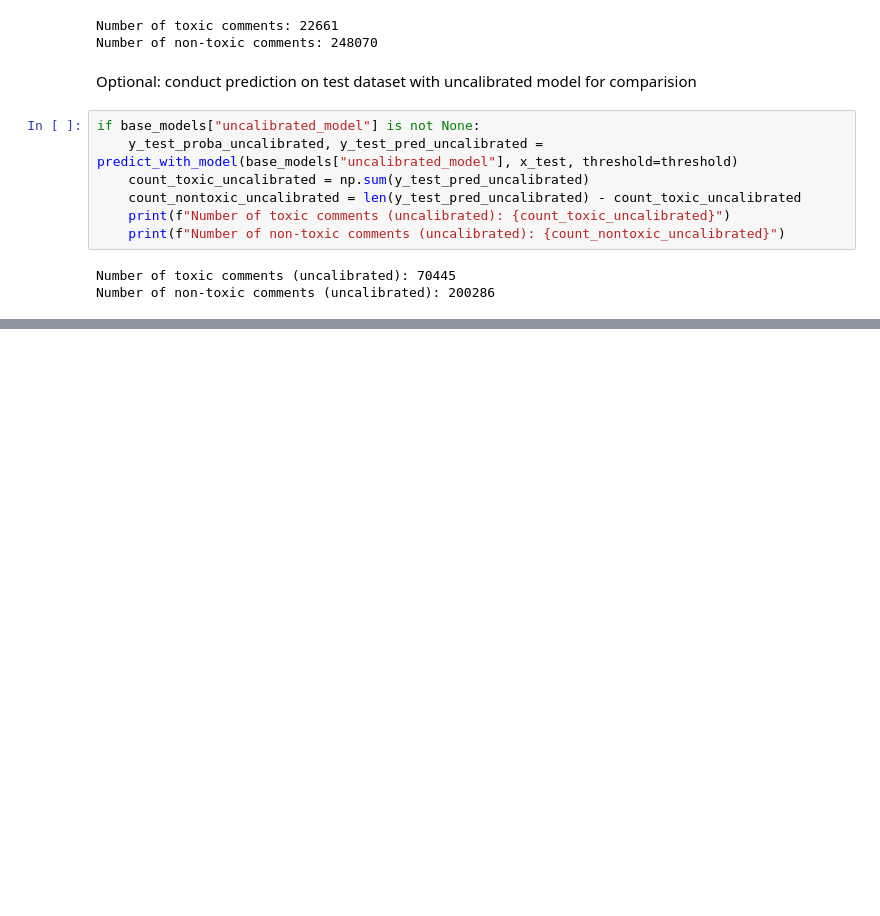
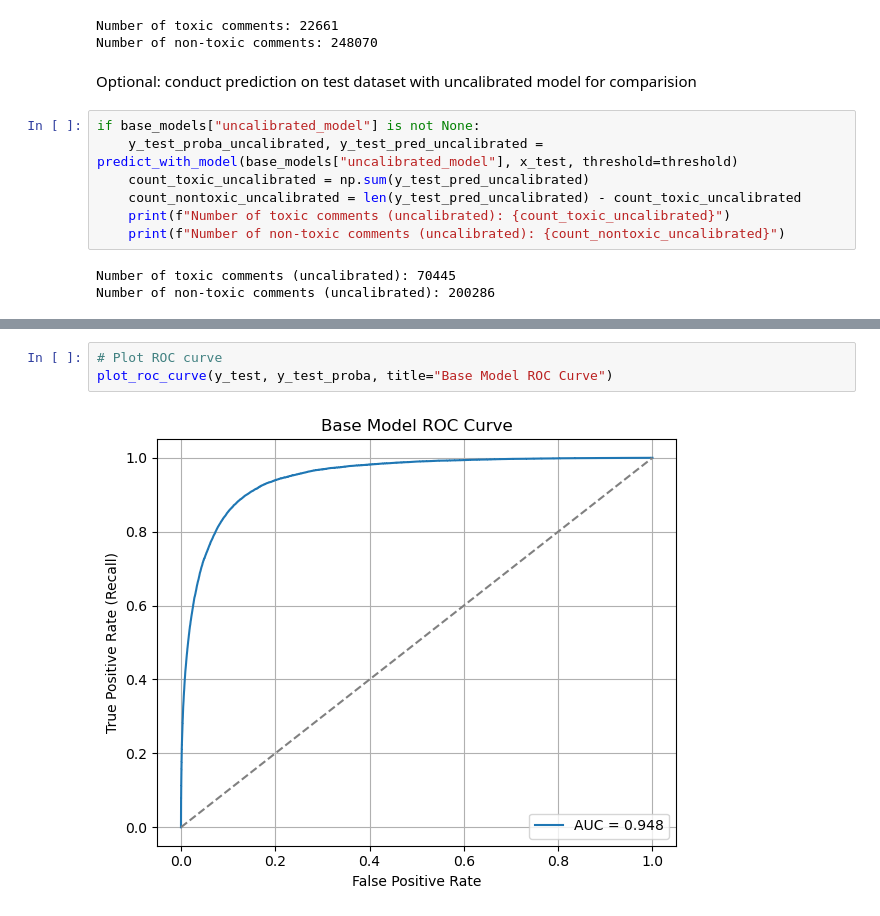
Before and after one commit to pstocker14/BachelorThesis_BiasInToxicCommentClassification, a Jupyter notebook: notebooks/base_model_training_and_evaluation.ipynb, the cells around one changed output, grey strips where cells are left out. Saved outputs shown, nothing was run; the diff lists cells and outputs as text; blank space fills up the shorter version.

```diff
--- a/notebooks/base_model_training_and_evaluation.ipynb
+++ b/notebooks/base_model_training_and_evaluation.ipynb
@@ -129,0 +148,5 @@ Overall metrics for base model:
+# %%
+# Plot ROC curve
+plot_roc_curve(y_test, y_test_proba, title="Base Model ROC Curve")
+# %% [output]
+[figure, added]
```
Also changed, not shown: parts of 8 cells of this notebook, 3 other files.
